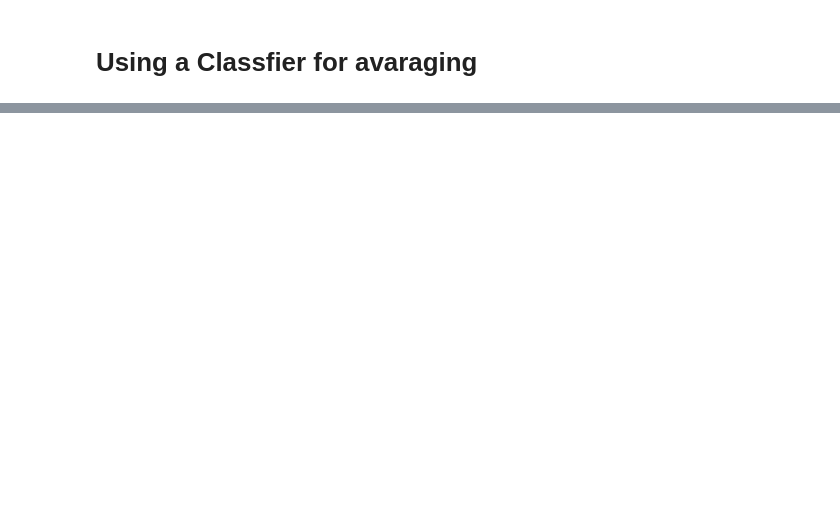
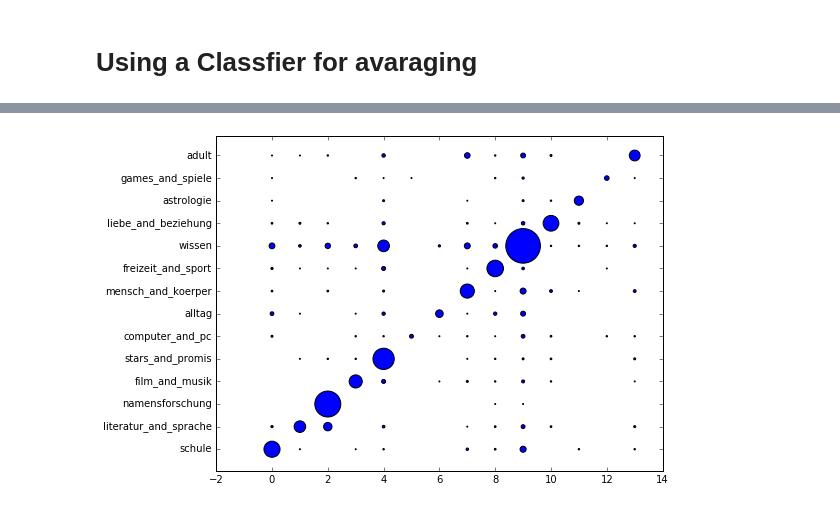
Before and after one commit to hagerpa/ml_project, a Jupyter notebook: testing_area.ipynb, the cells around one changed output, grey strips where cells are left out. Saved outputs shown, nothing was run; the diff lists cells and outputs as text; code cells hidden in the pictures; blank space fills up the shorter version.

```diff
--- a/testing_area.ipynb
+++ b/testing_area.ipynb
@@ -144,0 +152,6 @@ FILE
+# %%
+y1 = clf_lr.predict(corpus.X_te)
+y2 = clf_lda.predict(lsa.transform(corpus.X_te))
+corr_plot(y1, y2)
+# %% [output]
+[figure, added]
```
Also changed, not shown: parts of 23 cells of this notebook, 2 other files.
